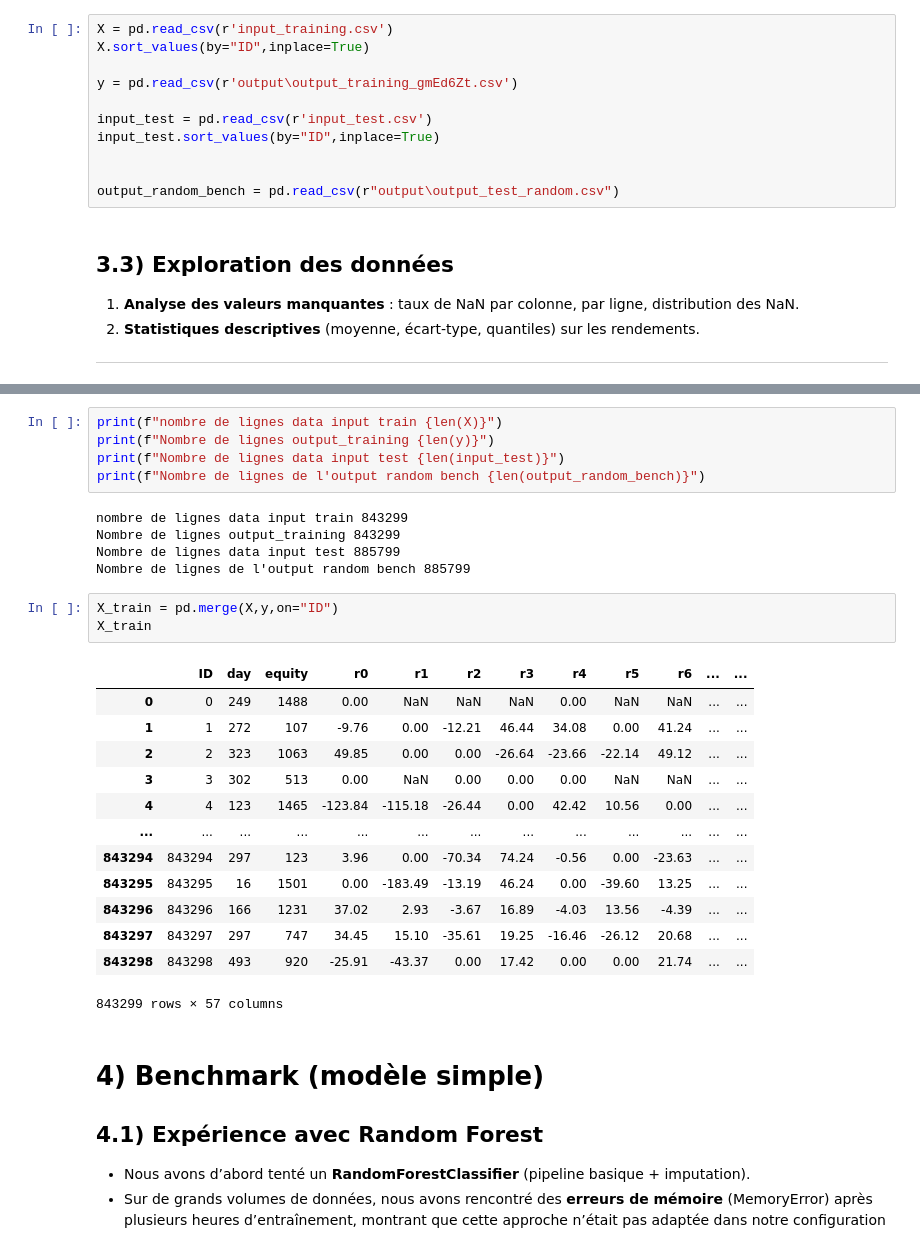
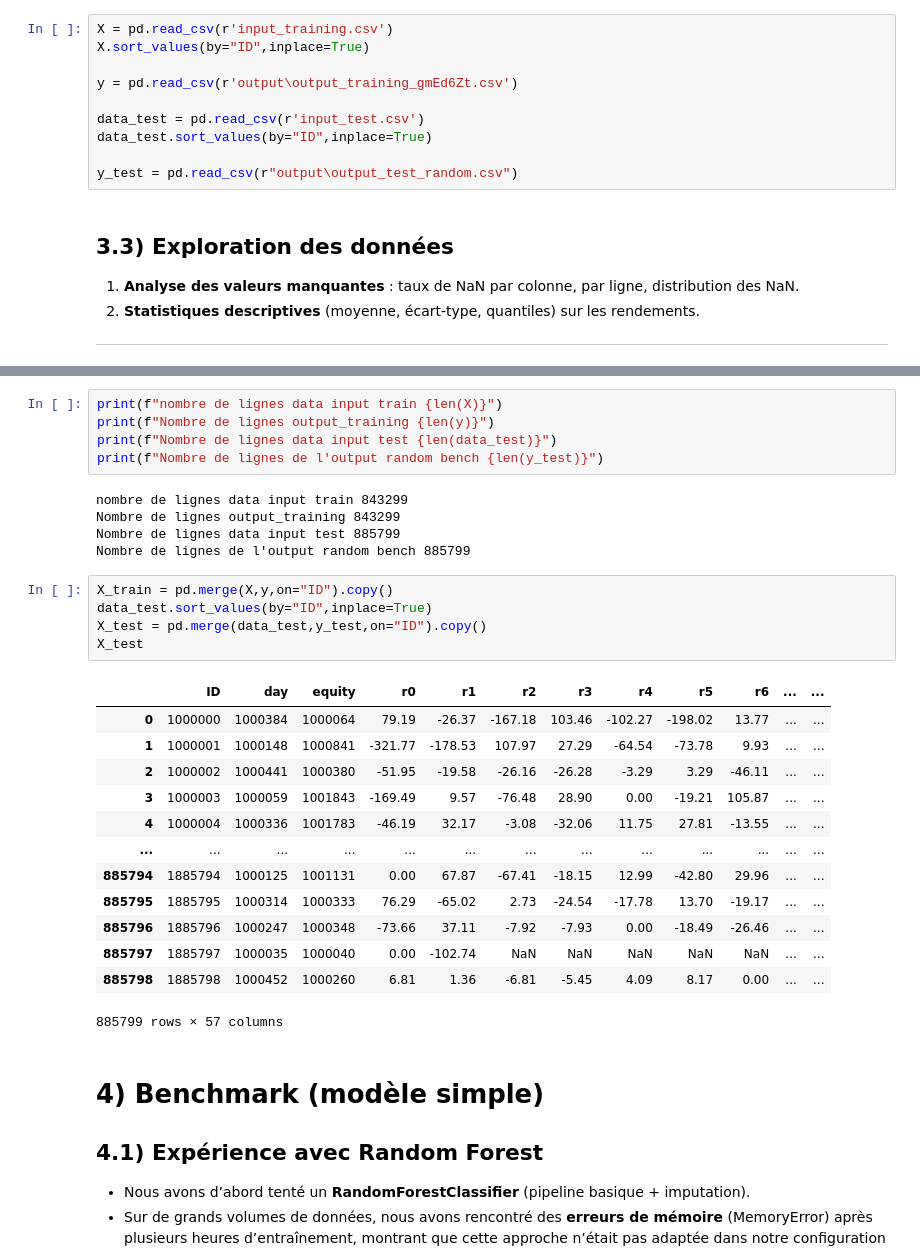
Before and after one commit to Julien-Zanin/ML-DataChallenge, a Jupyter notebook: projet_redac.ipynb, the cells around one changed output, grey strips where cells are left out. Drawn from its saved outputs; the diff is of its cells as text.

```diff
--- a/projet_redac.ipynb
+++ b/projet_redac.ipynb
@@ -56,11 +56,10 @@ X.sort_values(by="ID",inplace=True)
 
 y = pd.read_csv(r'output\output_training_gmEd6Zt.csv')
 
-input_test = pd.read_csv(r'input_test.csv')
-input_test.sort_values(by="ID",inplace=True)
+data_test = pd.read_csv(r'input_test.csv')
+data_test.sort_values(by="ID",inplace=True)
 
-
-output_random_bench = pd.read_csv(r"output\output_test_random.csv")
+y_test = pd.read_csv(r"output\output_test_random.csv")
 # %% [markdown]
 ## 3.3) Exploration des données
 
@@ -96,30 +136,32 @@ nombre de lignes avec plus 50% de NaN dans une colonne 80786, soit en % 9.579757
 # %%
 print(f"nombre de lignes data input train {len(X)}")
 print(f"Nombre de lignes output_training {len(y)}")
-print(f"Nombre de lignes data input test {len(input_test)}")
-print(f"Nombre de lignes de l'output random bench {len(output_random_bench)}")
+print(f"Nombre de lignes data input test {len(data_test)}")
+print(f"Nombre de lignes de l'output random bench {len(y_test)}")
 # %% [output]
 nombre de lignes data input train 843299
 Nombre de lignes output_training 843299
 Nombre de lignes data input test 885799
 Nombre de lignes de l'output random bench 885799
 # %%
-X_train = pd.merge(X,y,on="ID")
-X_train
+X_train = pd.merge(X,y,on="ID").copy()
+data_test.sort_values(by="ID",inplace=True)
+X_test = pd.merge(data_test,y_test,on="ID").copy()
+X_test
 # %% [output]
 |  | ID | day | equity | r0 | r1 | r2 | r3 | r4 | r5 | r6 | ... | ... |
-| 0 | 0 | 249 | 1488 | 0.00 | NaN | NaN | NaN | 0.00 | NaN | NaN | ... | ... |
-| 1 | 1 | 272 | 107 | -9.76 | 0.00 | -12.21 | 46.44 | 34.08 | 0.00 | 41.24 | ... | ... |
-| 2 | 2 | 323 | 1063 | 49.85 | 0.00 | 0.00 | -26.64 | -23.66 | -22.14 | 49.12 | ... | ... |
-| 3 | 3 | 302 | 513 | 0.00 | NaN | 0.00 | 0.00 | 0.00 | NaN | NaN | ... | ... |
-| 4 | 4 | 123 | 1465 | -123.84 | -115.18 | -26.44 | 0.00 | 42.42 | 10.56 | 0.00 | ... | ... |
+| 0 | 1000000 | 1000384 | 1000064 | 79.19 | -26.37 | -167.18 | 103.46 | -102.27 | -198.02 | 13.77 | ... | ... |
+| 1 | 1000001 | 1000148 | 1000841 | -321.77 | -178.53 | 107.97 | 27.29 | -64.54 | -73.78 | 9.93 | ... | ... |
+| 2 | 1000002 | 1000441 | 1000380 | -51.95 | -19.58 | -26.16 | -26.28 | -3.29 | 3.29 | -46.11 | ... | ... |
+| 3 | 1000003 | 1000059 | 1001843 | -169.49 | 9.57 | -76.48 | 28.90 | 0.00 | -19.21 | 105.87 | ... | ... |
+| 4 | 1000004 | 1000336 | 1001783 | -46.19 | 32.17 | -3.08 | -32.06 | 11.75 | 27.81 | -13.55 | ... | ... |
 | ... | ... | ... | ... | ... | ... | ... | ... | ... | ... | ... | ... | ... |
-| 843294 | 843294 | 297 | 123 | 3.96 | 0.00 | -70.34 | 74.24 | -0.56 | 0.00 | -23.63 | ... | ... |
-| 843295 | 843295 | 16 | 1501 | 0.00 | -183.49 | -13.19 | 46.24 | 0.00 | -39.60 | 13.25 | ... | ... |
-| 843296 | 843296 | 166 | 1231 | 37.02 | 2.93 | -3.67 | 16.89 | -4.03 | 13.56 | -4.39 | ... | ... |
-| 843297 | 843297 | 297 | 747 | 34.45 | 15.10 | -35.61 | 19.25 | -16.46 | -26.12 | 20.68 | ... | ... |
-| 843298 | 843298 | 493 | 920 | -25.91 | -43.37 | 0.00 | 17.42 | 0.00 | 0.00 | 21.74 | ... | ... |
+| 885794 | 1885794 | 1000125 | 1001131 | 0.00 | 67.87 | -67.41 | -18.15 | 12.99 | -42.80 | 29.96 | ... | ... |
+| 885795 | 1885795 | 1000314 | 1000333 | 76.29 | -65.02 | 2.73 | -24.54 | -17.78 | 13.70 | -19.17 | ... | ... |
+| 885796 | 1885796 | 1000247 | 1000348 | -73.66 | 37.11 | -7.92 | -7.93 | 0.00 | -18.49 | -26.46 | ... | ... |
+| 885797 | 1885797 | 1000035 | 1000040 | 0.00 | -102.74 | NaN | NaN | NaN | NaN | NaN | ... | ... |
+| 885798 | 1885798 | 1000452 | 1000260 | 6.81 | 1.36 | -6.81 | -5.45 | 4.09 | 8.17 | 0.00 | ... | ... |
-843299 rows × 57 columns
+885799 rows × 57 columns
 # %% [markdown]
 # 4) Benchmark (modèle simple)
 
```
Also changed, not shown: parts of 25 cells of this notebook, 13 other files.
